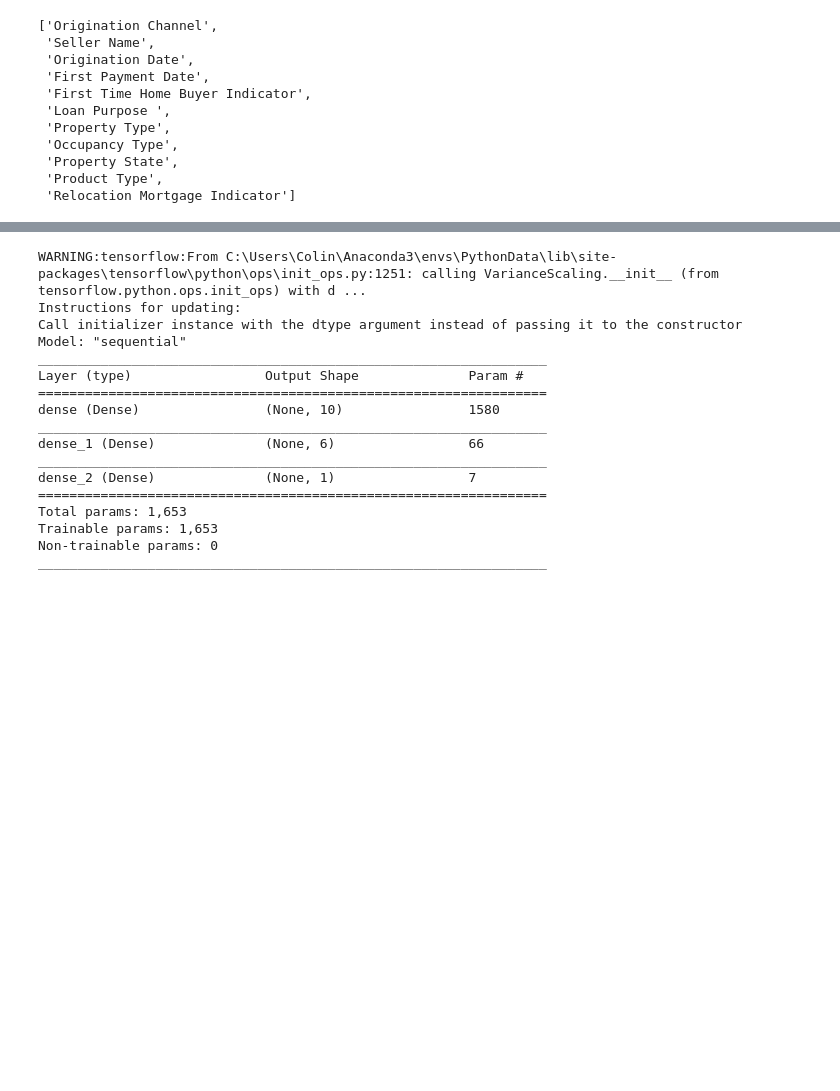
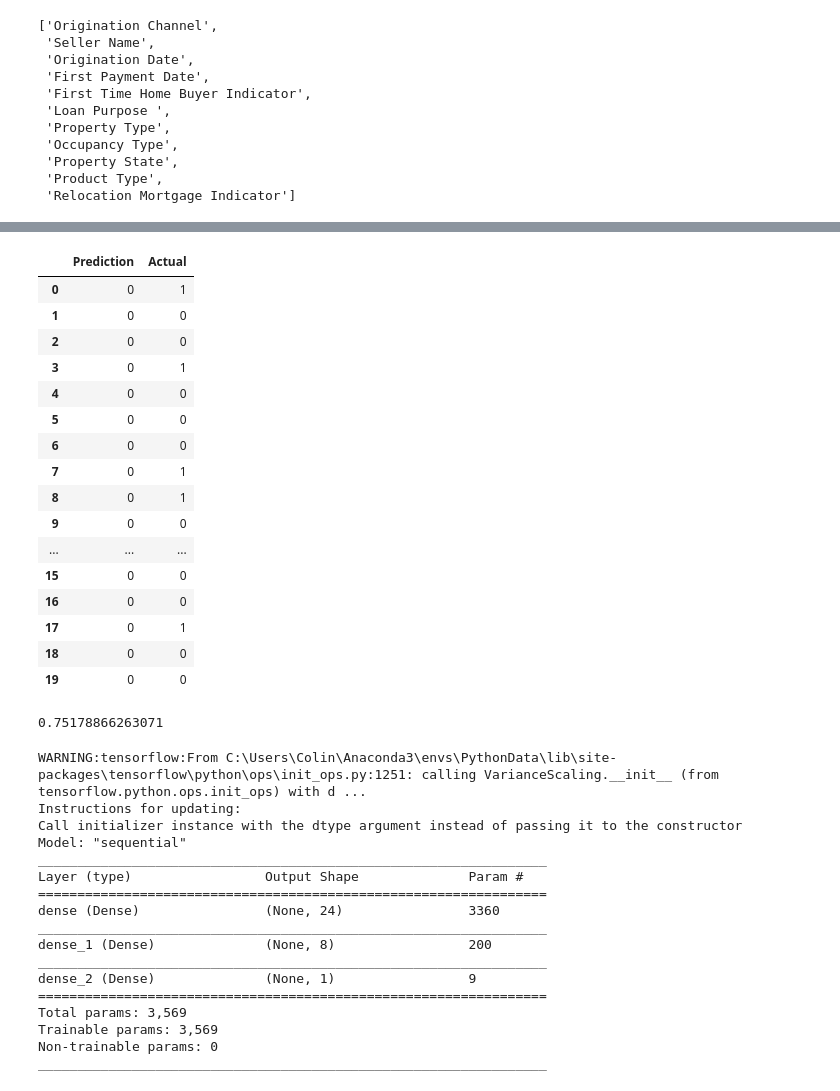
Before and after one commit to Azaima-Asghar/Modeling-Probability-Of-Delinquency, a Jupyter notebook: MachineLearning.ipynb, the cells around one changed output, grey strips where cells are left out. Drawn from its saved outputs; the diff is of its cells as text; code cells hidden in the pictures; blank space fills up the shorter version.

```diff
--- a/MachineLearning.ipynb
+++ b/MachineLearning.ipynb
@@ -155,3 +146,8 @@ X_scaler = scaler.fit(X_train)
 # Scale the data
 X_train_scaled = X_scaler.transform(X_train)
 X_test_scaled = X_scaler.transform(X_test)
+# %%
+from sklearn.linear_model import LogisticRegression
+classifier = LogisticRegression(solver='lbfgs',
+                                max_iter=200,
+                                random_state=1)
@@ -158,8 +158,35 @@ X_test_scaled = X_scaler.transform(X_test)
+# %%
+y_pred = classifier.predict(X_test_scaled)
+results = pd.DataFrame({"Prediction": y_pred, "Actual": y_test}).reset_index(drop=True)
+results.head(20)
+# %% [output]
+|  | Prediction | Actual |
+| 0 | 0 | 1 |
+| 1 | 0 | 0 |
+| 2 | 0 | 0 |
+| 3 | 0 | 1 |
+| 4 | 0 | 0 |
+| 5 | 0 | 0 |
+| 6 | 0 | 0 |
+| 7 | 0 | 1 |
+| 8 | 0 | 1 |
+| 9 | 0 | 0 |
+| ... | ... | ... |
+| 15 | 0 | 0 |
+| 16 | 0 | 0 |
+| 17 | 0 | 1 |
+| 18 | 0 | 0 |
+| 19 | 0 | 0 |
+# %%
+from sklearn.metrics import accuracy_score
+print(accuracy_score(y_test, y_pred))
+# %% [output]
+0.75178866263071
 # %%
 # Define the model - deep neural net
 number_input_features = len(X_train[0])
-hidden_nodes_layer1 = 10
-hidden_nodes_layer2 = 6
+hidden_nodes_layer1 = 24
+hidden_nodes_layer2 = 8
 activ_func = "tanh"
 
 nn = tf.keras.models.Sequential()
@@ -185,14 +212,14 @@ Model: "sequential"
 _________________________________________________________________
 Layer (type)                 Output Shape              Param #
 =================================================================
-dense (Dense)                (None, 10)                1580
+dense (Dense)                (None, 24)                3360
 _________________________________________________________________
-dense_1 (Dense)              (None, 6)                 66
+dense_1 (Dense)              (None, 8)                 200
 _________________________________________________________________
-dense_2 (Dense)              (None, 1)                 7
+dense_2 (Dense)              (None, 1)                 9
 =================================================================
-Total params: 1,653
-Trainable params: 1,653
+Total params: 3,569
+Trainable params: 3,569
 Non-trainable params: 0
 _________________________________________________________________
 # %%
```
Also changed, not shown: parts of 13 cells of this notebook, 2 other files.
